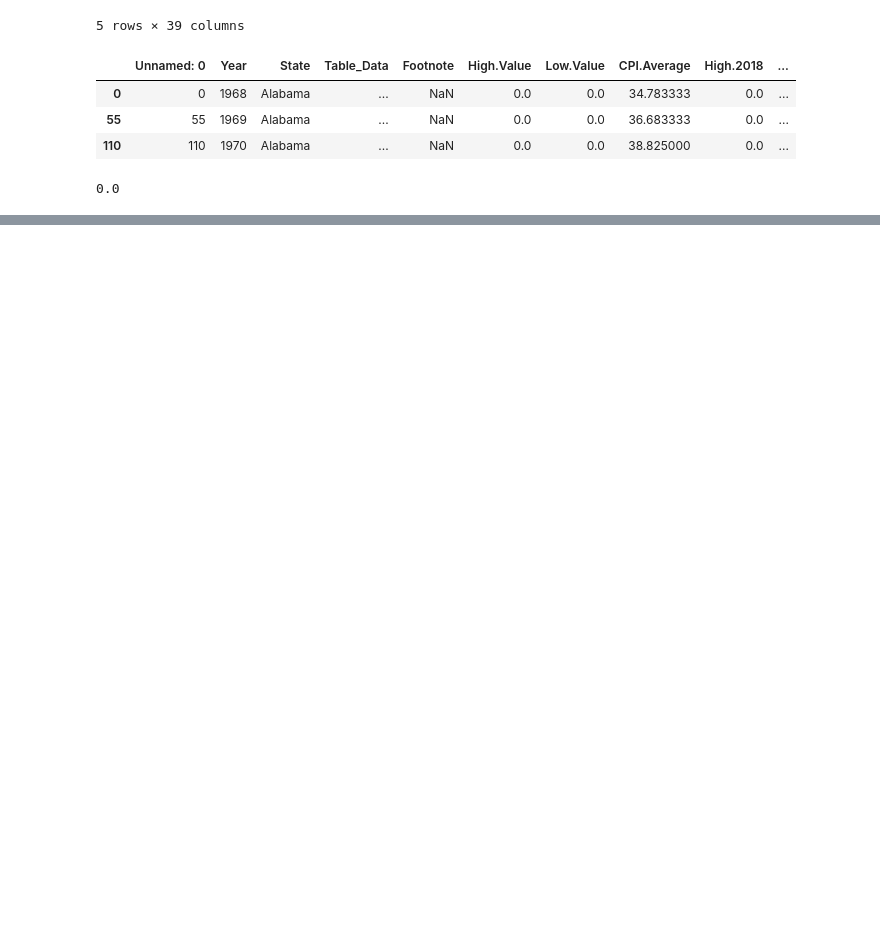
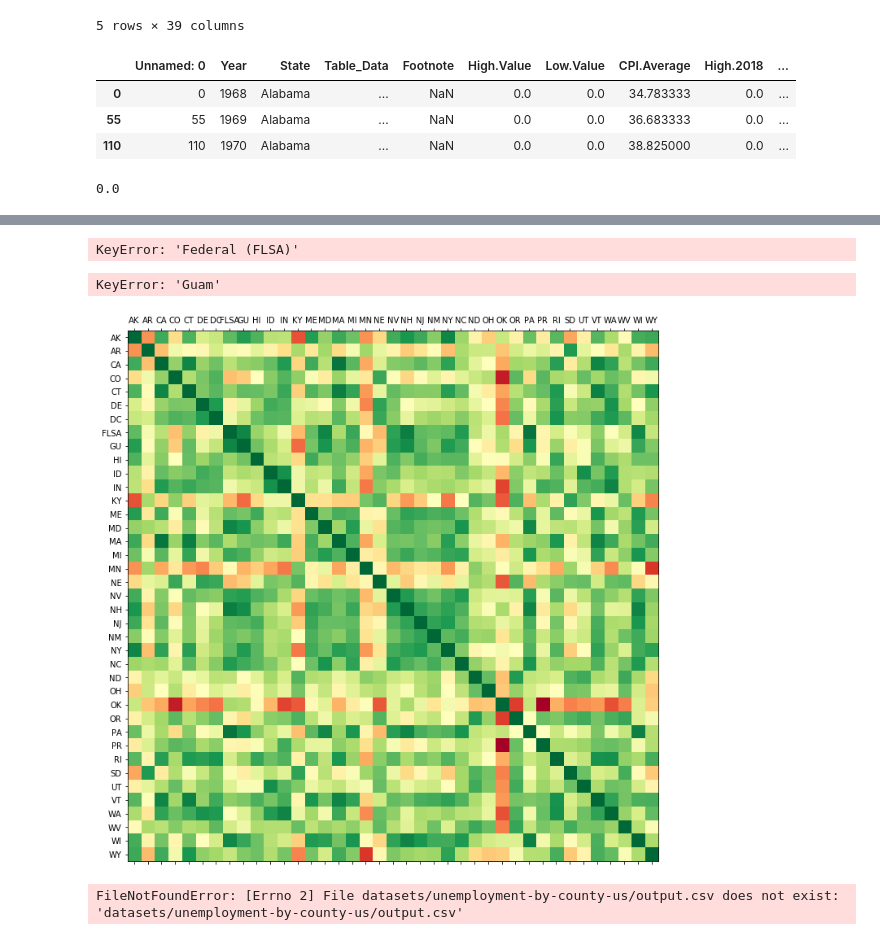
Before and after one commit to dr0gsk0l/pandas_challenge, a Jupyter notebook: Untitled.ipynb, the cells around one changed output, grey strips where cells are left out. Drawn from its saved outputs; the diff is of its cells as text; code cells hidden in the pictures; blank space fills up the shorter version.

```diff
--- a/Untitled.ipynb
+++ b/Untitled.ipynb
@@ -600,0 +749,3 @@ for state, data in grouped_issues:
+# %%
+state_abbv = pd.read_csv("datasets/state_abbv.csv", index_col=0)
+state_abbv.head()
@@ -600,0 +760,2 @@ for state, data in grouped_issues:
+# %%
+abbv_dict = state_abbv.to_dict()
@@ -600,0 +782,33 @@ for state, data in grouped_issues:
+# %%
+labels = [abbv_dict[c] for c in min_wage_corr.columns]  # get abbv state names.
+# %% [output]
+KeyError: 'Federal (FLSA)'
+# %%
+abbv_dict['Federal (FLSA)'] = "FLSA"
+# %%
+labels = [abbv_dict[c] for c in min_wage_corr.columns]  # get abbv state names.
+# %% [output]
+KeyError: 'Guam'
+# %%
+abbv_dict['Guam'] = "GU"
+abbv_dict['Puerto Rico'] = "PR"
+labels = [abbv_dict[c] for c in min_wage_corr.columns]  # get abbv state names.
+# %%
+fig = plt.figure(figsize=(12,12))  # figure so we can add axis
+ax = fig.add_subplot(111)  # define axis, so we can modify
+ax.matshow(min_wage_corr, cmap=plt.cm.RdYlGn)  # display the matrix
+ax.set_xticks(np.arange(len(labels)))  # show them all!
+ax.set_yticks(np.arange(len(labels)))  # show them all!
+ax.set_xticklabels(labels)  # set to be the abbv (vs useless #)
+ax.set_yticklabels(labels)  # set to be the abbv (vs useless #)
+
+plt.show()
+# %% [output]
+[figure, added]
+# %%
+import pandas as pd
+
+unemp_county = pd.read_csv("datasets/unemployment-by-county-us/output.csv")
+unemp_county.head()
+# %% [output]
+FileNotFoundError: [Errno 2] File datasets/unemployment-by-county-us/output.csv does not exist: 'datasets/unemployment-by-county-us/output.csv'
```
Also changed, not shown: parts of 42 cells of this notebook, 6 other files.
